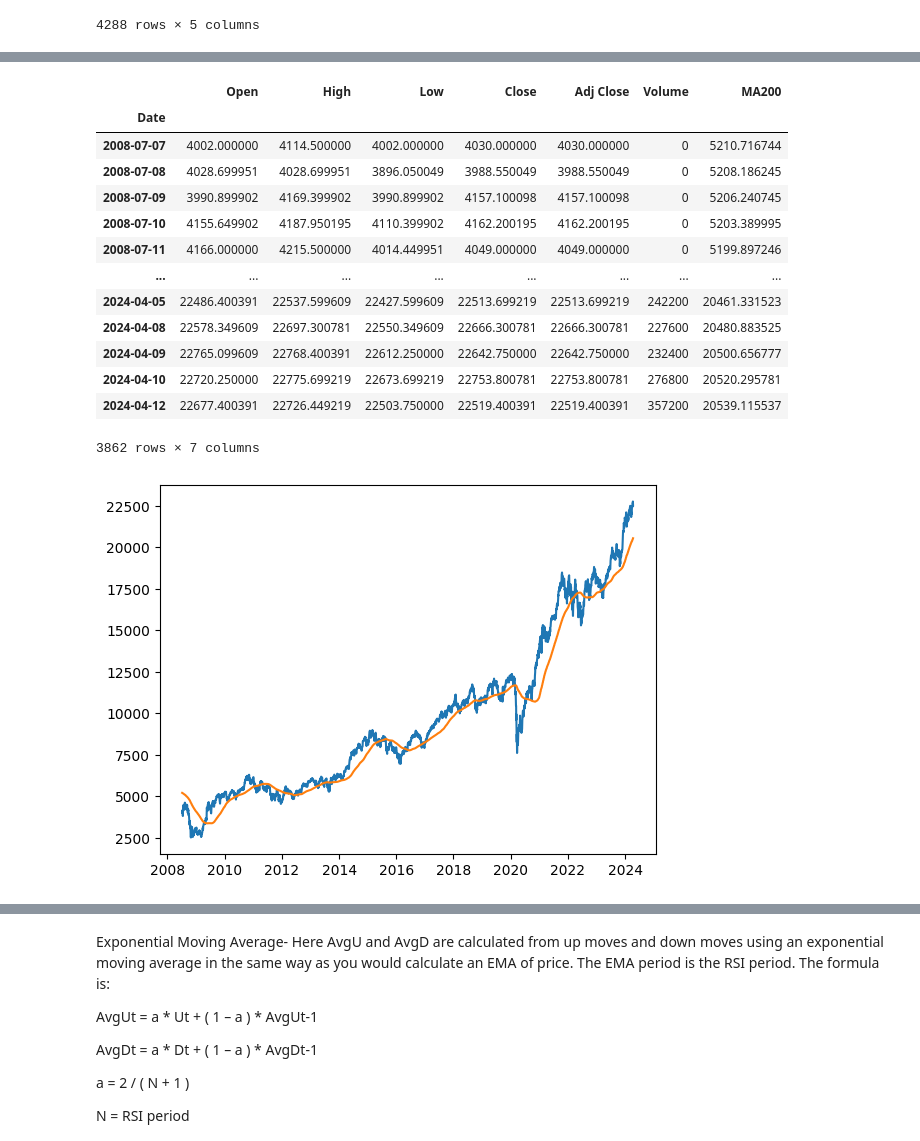
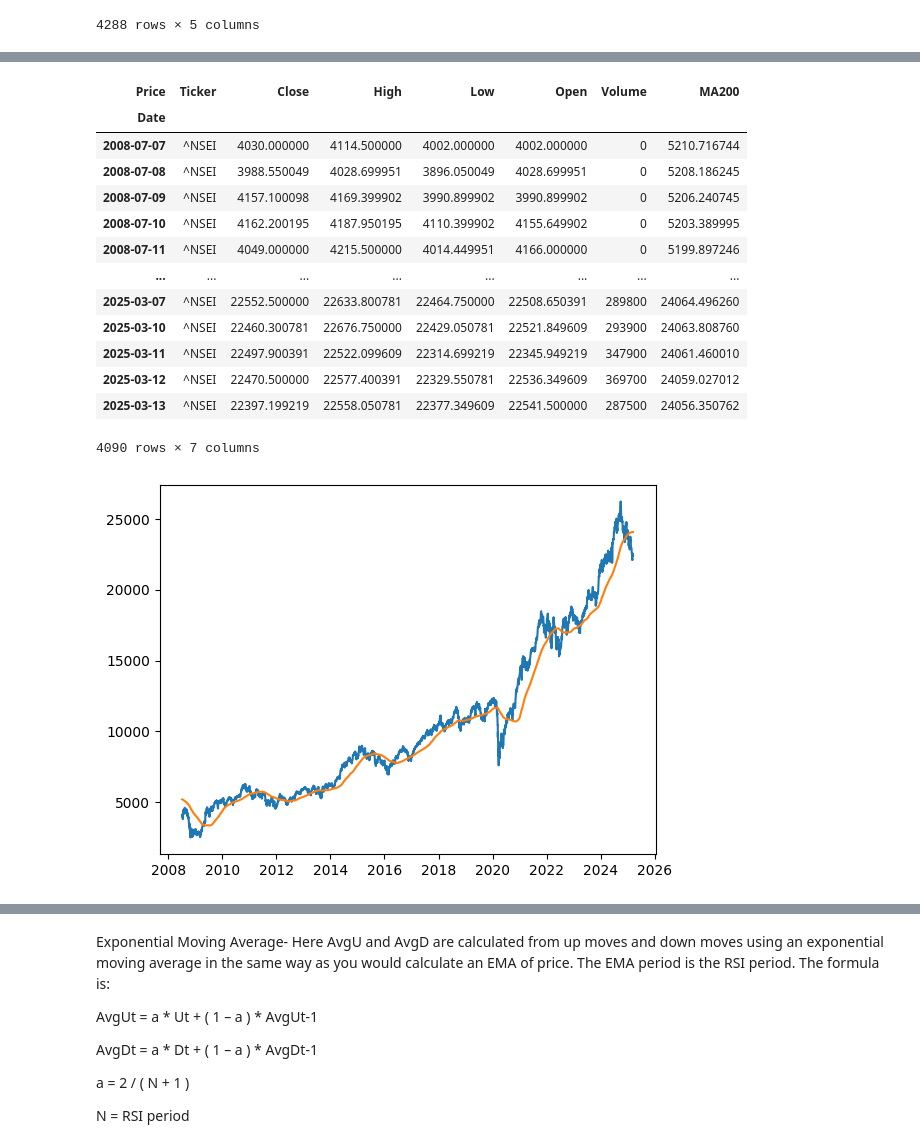
Before and after one commit to Rigava/Load-Nifty-Data, a Jupyter notebook: RSI_strategy.ipynb, the cells around one changed output, grey strips where cells are left out. Cells and saved outputs as stored; diff of their text form; code cells hidden in the pictures.

```diff
--- a/RSI_strategy.ipynb
+++ b/RSI_strategy.ipynb
@@ -92,7 +92,7 @@ yf.download('^NSEI',start="2005-01-01",end = None)
 | 2025-03-12 | 22470.500000 | 22577.400391 | 22329.550781 | 22536.349609 | 0 |
 4288 rows × 5 columns
 # %%
-data=yf.download('^NSEI',start="2005-01-01",end = None)
-data.stack(level=0).rename_axis(['Date', 'Ticker']).reset_index(level=1)
+data=yf.download('^NSEI',group_by='Ticker',start="2005-01-01",end = None)
+data = data.stack(level=0).rename_axis(['Date', 'Ticker']).reset_index(level=1)
 # %% [output]
 [*********************100%***********************]  1 of 1 completed
@@ -113,5 +101,5 @@ data.stack(level=0).rename_axis(['Date', 'Ticker']).reset_index(level=1)
 # %%
 
-data['MA200'] = data['Adj Close'].rolling(window=200).mean()
+data['MA200'] = data['Close'].rolling(window=200).mean()
 data
 # %% [output]
@@ -134,27 +121,27 @@ data
 df= data.dropna()
 df
 # %% [output]
-|  | Open | High | Low | Close | Adj Close | Volume | MA200 |
+| Price | Ticker | Close | High | Low | Open | Volume | MA200 |
 | Date |  |  |  |  |  |  |  |
-| 2008-07-07 | 4002.000000 | 4114.500000 | 4002.000000 | 4030.000000 | 4030.000000 | 0 | 5210.716744 |
-| 2008-07-08 | 4028.699951 | 4028.699951 | 3896.050049 | 3988.550049 | 3988.550049 | 0 | 5208.186245 |
-| 2008-07-09 | 3990.899902 | 4169.399902 | 3990.899902 | 4157.100098 | 4157.100098 | 0 | 5206.240745 |
-| 2008-07-10 | 4155.649902 | 4187.950195 | 4110.399902 | 4162.200195 | 4162.200195 | 0 | 5203.389995 |
-| 2008-07-11 | 4166.000000 | 4215.500000 | 4014.449951 | 4049.000000 | 4049.000000 | 0 | 5199.897246 |
+| 2008-07-07 | ^NSEI | 4030.000000 | 4114.500000 | 4002.000000 | 4002.000000 | 0 | 5210.716744 |
+| 2008-07-08 | ^NSEI | 3988.550049 | 4028.699951 | 3896.050049 | 4028.699951 | 0 | 5208.186245 |
+| 2008-07-09 | ^NSEI | 4157.100098 | 4169.399902 | 3990.899902 | 3990.899902 | 0 | 5206.240745 |
+| 2008-07-10 | ^NSEI | 4162.200195 | 4187.950195 | 4110.399902 | 4155.649902 | 0 | 5203.389995 |
+| 2008-07-11 | ^NSEI | 4049.000000 | 4215.500000 | 4014.449951 | 4166.000000 | 0 | 5199.897246 |
 | ... | ... | ... | ... | ... | ... | ... | ... |
-| 2024-04-05 | 22486.400391 | 22537.599609 | 22427.599609 | 22513.699219 | 22513.699219 | 242200 | 20461.331523 |
-| 2024-04-08 | 22578.349609 | 22697.300781 | 22550.349609 | 22666.300781 | 22666.300781 | 227600 | 20480.883525 |
-| 2024-04-09 | 22765.099609 | 22768.400391 | 22612.250000 | 22642.750000 | 22642.750000 | 232400 | 20500.656777 |
-| 2024-04-10 | 22720.250000 | 22775.699219 | 22673.699219 | 22753.800781 | 22753.800781 | 276800 | 20520.295781 |
-| 2024-04-12 | 22677.400391 | 22726.449219 | 22503.750000 | 22519.400391 | 22519.400391 | 357200 | 20539.115537 |
+| 2025-03-07 | ^NSEI | 22552.500000 | 22633.800781 | 22464.750000 | 22508.650391 | 289800 | 24064.496260 |
+| 2025-03-10 | ^NSEI | 22460.300781 | 22676.750000 | 22429.050781 | 22521.849609 | 293900 | 24063.808760 |
+| 2025-03-11 | ^NSEI | 22497.900391 | 22522.099609 | 22314.699219 | 22345.949219 | 347900 | 24061.460010 |
+| 2025-03-12 | ^NSEI | 22470.500000 | 22577.400391 | 22329.550781 | 22536.349609 | 369700 | 24059.027012 |
+| 2025-03-13 | ^NSEI | 22397.199219 | 22558.050781 | 22377.349609 | 22541.500000 | 287500 | 24056.350762 |
-3862 rows × 7 columns
+4090 rows × 7 columns
 # %%
 import matplotlib.pyplot as plt
-plt.plot(df['Adj Close'])
+plt.plot(df['Close'])
 plt.plot(df['MA200'])
 plt.show()
 # %% [output]
-[figure, old version]
+[figure, new version]
 # %%
 import pandas as pd
 pd.options.mode.chained_assignment=None
```
Also changed, not shown: parts of 19 cells of this notebook, 8 other files.
